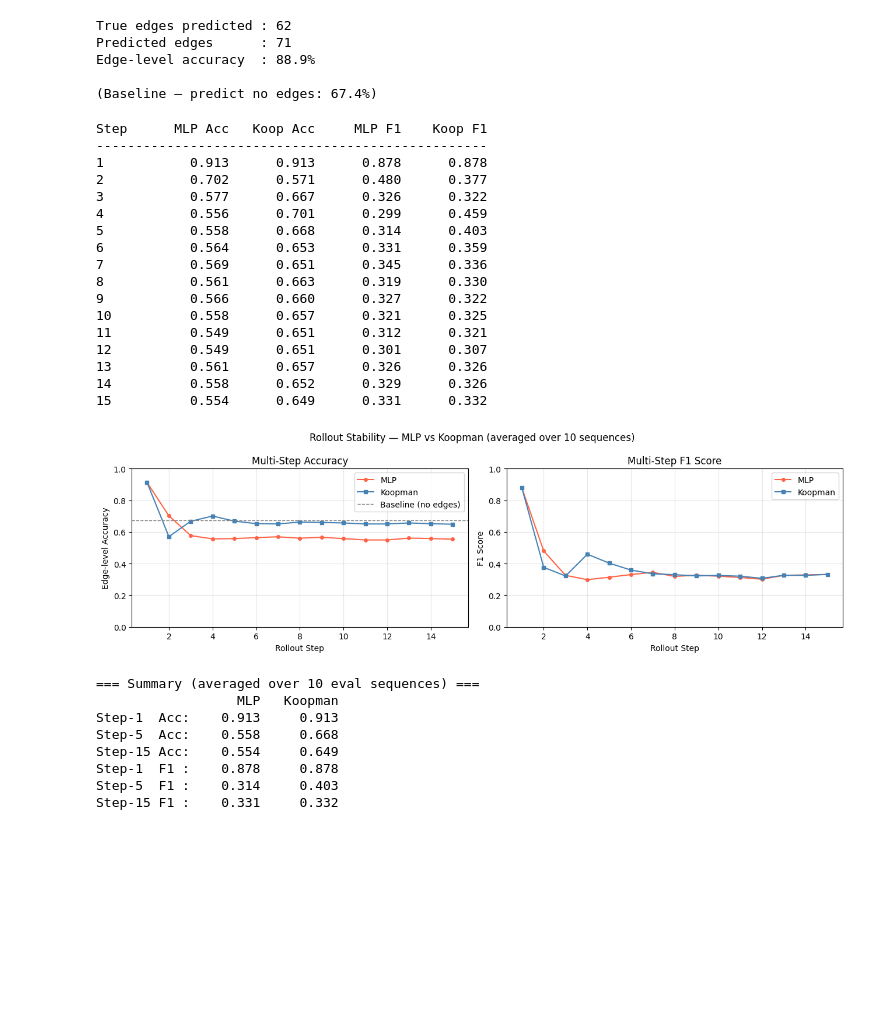
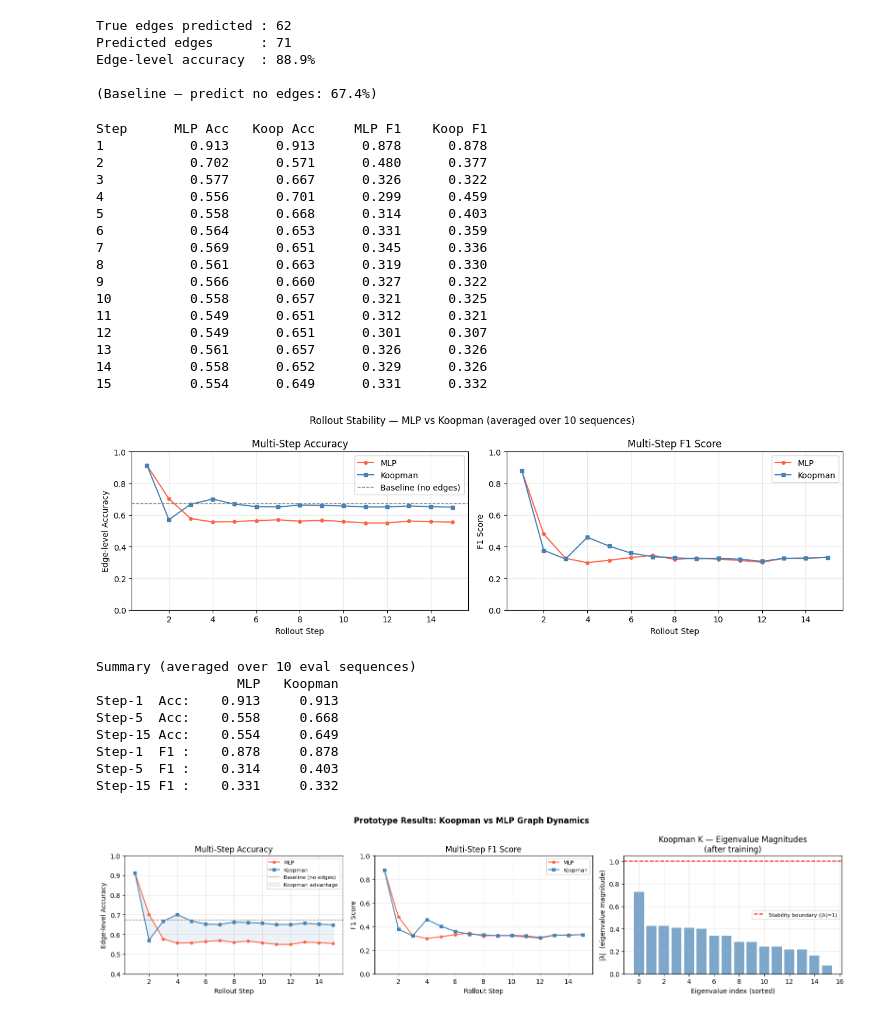
Before and after one commit to Abhilash437/Koopman-Graph-Evolver, a Jupyter notebook: graph-evolution-1.ipynb, the cells around one changed output. Saved outputs shown, nothing was run; the diff lists cells and outputs as text; code cells hidden in the pictures; blank space fills up the shorter version.

```diff
--- a/graph-evolution-1.ipynb
+++ b/graph-evolution-1.ipynb
@@ -434,21 +330,7 @@ print(f"  Koopman Transition: {count_params(koopman_transition):,}")
 from torch_geometric.utils import to_dense_adj # type: ignore
 
 def compute_loss(encoder, transition, decoder, batch_input, batch_target, n_nodes, spectral_weight=0.1, pos_weight_val=None):
-    """
-    Computes the loss for a single (input, target) pair.
-
-    Args:
-        encoder         : GCNEncoder instance
-        transition       : MLPTransition or KoopmanTransition instance
-        decoder          : MLPDecoder instance
-        batch_input      : PyG Batch object for G_t
-        batch_target     : PyG Batch object for G_{t+1}
-        n_nodes          : number of nodes in the graph (for adjacency)
-        spectral_weight  : weight for the spectral penalty (Koopman only)
-
-    Returns:
-        loss: torch.Tensor
-    """
+    """Computes total loss (reconstruction + spectral penalty if applicable)."""
     z_t = encoder(batch_input.x, batch_input.edge_index, batch_input.batch)
     z_t1_pred = transition(z_t)
     adj_pred = decoder(z_t1_pred)
@@ -460,7 +342,6 @@ def compute_loss(encoder, transition, decoder, batch_input, batch_target, n_node
     )
 
     idx = torch.triu_indices(n_nodes, n_nodes, offset=1)
-
     pred_flat = adj_pred[:, idx[0], idx[1]]
     true_flat = adj_true[:, idx[0], idx[1]]
 
@@ -470,14 +351,12 @@ def compute_loss(encoder, transition, decoder, batch_input, batch_target, n_node
         pos_weight_val = (n_neg / n_pos).detach()
 
     pos_weight = torch.tensor([pos_weight_val])
-
     pred_logits = torch.log(
         pred_flat.clamp(1e-6, 1 - 1e-6) /
         (1 - pred_flat).clamp(1e-6, 1 - 1e-6)
     )
 
     loss_fn = nn.BCEWithLogitsLoss(pos_weight=pos_weight)
-
     loss_recon = loss_fn(pred_logits, true_flat)
 
     if hasattr(transition, 'spectral_penalty'):
@@ -724,7 +591,6 @@ steps = list(range(1, N_STEPS + 1))
 
 print(f"{'Step':<6} {'MLP Acc':>10} {'Koop Acc':>10} "
       f"{'MLP F1':>10} {'Koop F1':>10}")
-print("-" * 50)
 for i, s in enumerate(steps):
     print(f"{s:<6} {mlp_accs_mean[i]:>10.3f} "
           f"{koop_accs_mean[i]:>10.3f} "
@@ -732,7 +598,6 @@ for i, s in enumerate(steps):
           f"{koop_f1s_mean[i]:>10.3f}")
 # %% [output]
 Step      MLP Acc   Koop Acc     MLP F1    Koop F1
---------------------------------------------------
 1           0.913      0.913      0.878      0.878
 2           0.702      0.571      0.480      0.377
 3           0.577      0.667      0.326      0.322
@@ -749,7 +614,6 @@ Step      MLP Acc   Koop Acc     MLP F1    Koop F1
 14          0.558      0.652      0.329      0.326
 15          0.554      0.649      0.331      0.332
 # %%
-# ============================================================
 fig, axes = plt.subplots(1, 2, figsize=(13, 4))
 
 # Plot 1: Edge-level accuracy over steps
@@ -784,7 +648,7 @@ plt.tight_layout()
 plt.show()
 
 # Summary statistics
-print("\n=== Summary (averaged over 10 eval sequences) ===")
+print("\nSummary (averaged over 10 eval sequences)")
 print(f"             {'MLP':>8}  {'Koopman':>8}")
 print(f"Step-1  Acc: {mlp_accs_mean[0]:>8.3f}  {koop_accs_mean[0]:>8.3f}")
 print(f"Step-5  Acc: {mlp_accs_mean[4]:>8.3f}  {koop_accs_mean[4]:>8.3f}")
@@ -794,7 +658,7 @@ print(f"Step-5  F1 : {mlp_f1s_mean[4]:>8.3f}  {koop_f1s_mean[4]:>8.3f}")
 print(f"Step-15 F1 : {mlp_f1s_mean[14]:>8.3f}  {koop_f1s_mean[14]:>8.3f}")
 # %% [output]
 [figure]
-=== Summary (averaged over 10 eval sequences) ===
+Summary (averaged over 10 eval sequences)
                   MLP   Koopman
 Step-1  Acc:    0.913     0.913
 Step-5  Acc:    0.558     0.668
@@ -802,3 +666,52 @@ Step-15 Acc:    0.554     0.649
 Step-1  F1 :    0.878     0.878
 Step-5  F1 :    0.314     0.403
 Step-15 F1 :    0.331     0.332
+# %%
+fig, axes = plt.subplots(1, 3, figsize=(16, 4))
+
+axes[0].plot(steps, mlp_accs_mean,
+             label='MLP',     color='tomato',    marker='o', markersize=4)
+axes[0].plot(steps, koop_accs_mean,
+             label='Koopman', color='steelblue', marker='s', markersize=4)
+axes[0].axhline(y=0.674, color='gray', linestyle='--',
+                linewidth=1, label='Baseline (no edges)')
+axes[0].fill_between(steps, mlp_accs_mean, koop_accs_mean,
+                     alpha=0.1, color='steelblue',
+                     label='Koopman advantage')
+axes[0].set_xlabel("Rollout Step")
+axes[0].set_ylabel("Edge-level Accuracy")
+axes[0].set_title("Multi-Step Accuracy")
+axes[0].legend(fontsize=8)
+axes[0].grid(alpha=0.3)
+axes[0].set_ylim(0.4, 1.0)
+
+axes[1].plot(steps, mlp_f1s_mean,
+             label='MLP',     color='tomato',    marker='o', markersize=4)
+axes[1].plot(steps, koop_f1s_mean,
+             label='Koopman', color='steelblue', marker='s', markersize=4)
+axes[1].set_xlabel("Rollout Step")
+axes[1].set_ylabel("F1 Score")
+axes[1].set_title("Multi-Step F1 Score")
+axes[1].legend(fontsize=8)
+axes[1].grid(alpha=0.3)
+axes[1].set_ylim(0, 1.0)
+
+eigvals    = torch.linalg.eigvals(koop_trans.K)
+magnitudes = torch.abs(eigvals).detach().numpy()
+
+axes[2].bar(range(len(magnitudes)), sorted(magnitudes, reverse=True),
+            color='steelblue', alpha=0.7)
+axes[2].axhline(y=1.0, color='red', linestyle='--',
+                linewidth=1.5, label='Stability boundary (|λ|=1)')
+axes[2].set_xlabel("Eigenvalue index (sorted)")
+axes[2].set_ylabel("|λ|  (eigenvalue magnitude)")
+axes[2].set_title("Koopman K — Eigenvalue Magnitudes\n(after training)")
+axes[2].legend(fontsize=8)
+axes[2].grid(alpha=0.3)
+
+plt.suptitle("Prototype Results: Koopman vs MLP Graph Dynamics",
+             fontsize=12, fontweight='bold')
+plt.tight_layout()
+plt.show()
+# %% [output]
+[figure, added]
```
Also changed, not shown: parts of 15 cells of this notebook, 3 other files.
